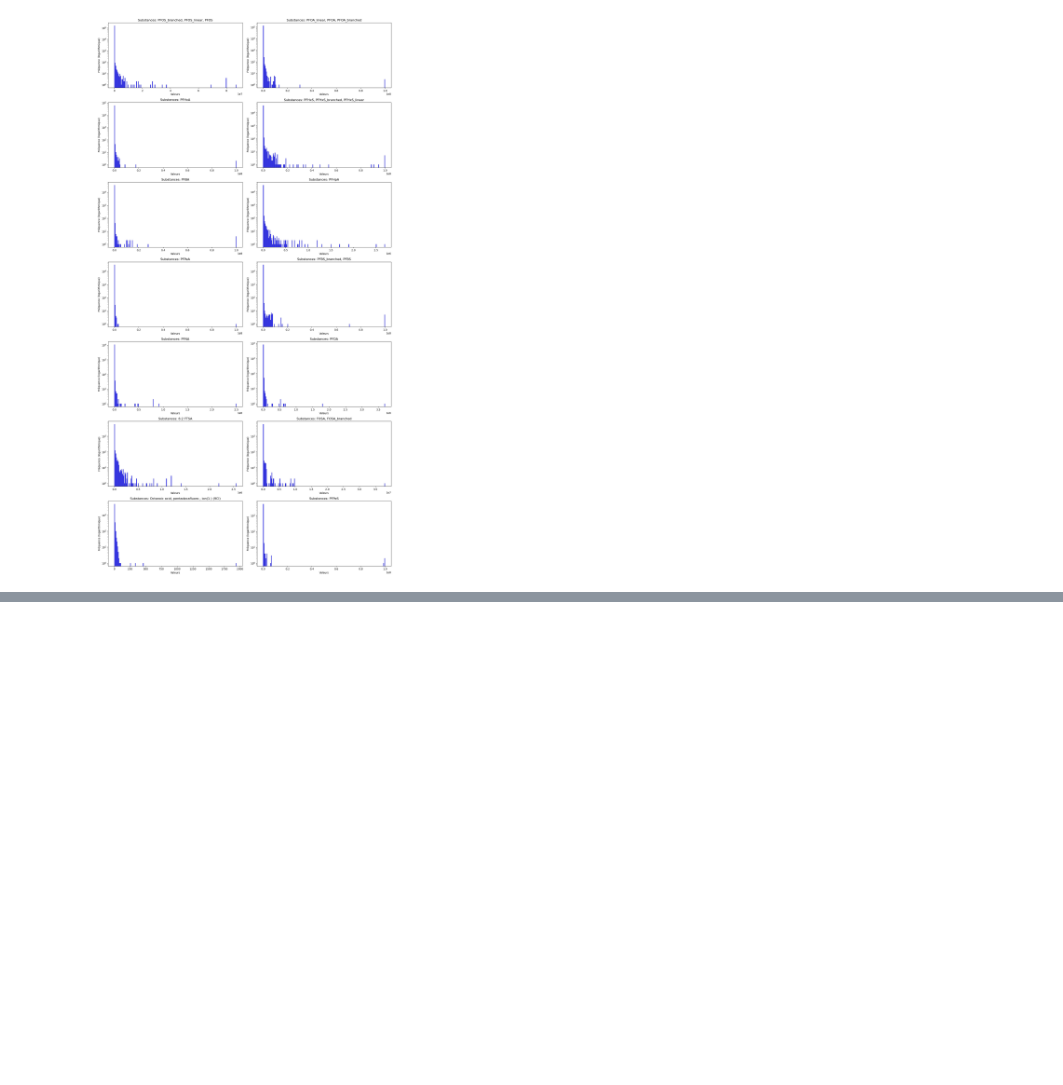
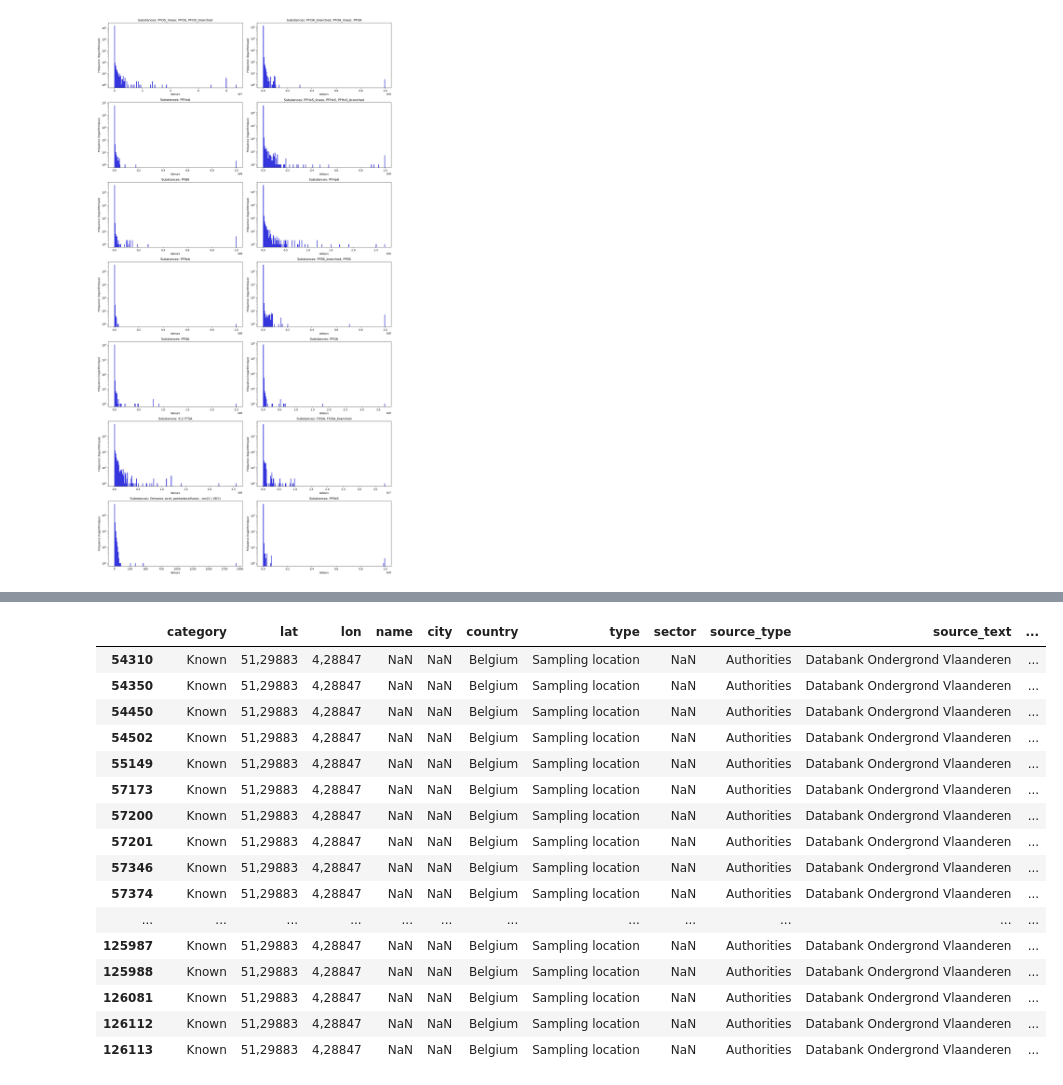
Before and after one commit to Pokrhum/PSAM, a Jupyter notebook: Psam.ipynb, the cells around one changed output, grey strips where cells are left out. Drawn from its saved outputs; the diff is of its cells as text; code cells hidden in the pictures; blank space fills up the shorter version.

```diff
--- a/Psam.ipynb
+++ b/Psam.ipynb
@@ -364,0 +427,22 @@ df_filtered.to_csv('df_positif_top_14.csv', index=False)
+# %%
+df_all_bydate = df_all_bydate[(df_all_bydate['less_than'] <= 4) | (pd.isna(df_all_bydate['less_than']))]
+
+df_all_bydate.head(80)
+# %% [output]
+|  | category | lat | lon | name | city | country | type | sector | source_type | source_text | ... |
+| 54310 | Known | 51,29883 | 4,28847 | NaN | NaN | Belgium | Sampling location | NaN | Authorities | Databank Ondergrond Vlaanderen | ... |
+| 54350 | Known | 51,29883 | 4,28847 | NaN | NaN | Belgium | Sampling location | NaN | Authorities | Databank Ondergrond Vlaanderen | ... |
+| 54450 | Known | 51,29883 | 4,28847 | NaN | NaN | Belgium | Sampling location | NaN | Authorities | Databank Ondergrond Vlaanderen | ... |
+| 54502 | Known | 51,29883 | 4,28847 | NaN | NaN | Belgium | Sampling location | NaN | Authorities | Databank Ondergrond Vlaanderen | ... |
+| 55149 | Known | 51,29883 | 4,28847 | NaN | NaN | Belgium | Sampling location | NaN | Authorities | Databank Ondergrond Vlaanderen | ... |
+| 57173 | Known | 51,29883 | 4,28847 | NaN | NaN | Belgium | Sampling location | NaN | Authorities | Databank Ondergrond Vlaanderen | ... |
+| 57200 | Known | 51,29883 | 4,28847 | NaN | NaN | Belgium | Sampling location | NaN | Authorities | Databank Ondergrond Vlaanderen | ... |
+| 57201 | Known | 51,29883 | 4,28847 | NaN | NaN | Belgium | Sampling location | NaN | Authorities | Databank Ondergrond Vlaanderen | ... |
+| 57346 | Known | 51,29883 | 4,28847 | NaN | NaN | Belgium | Sampling location | NaN | Authorities | Databank Ondergrond Vlaanderen | ... |
+| 57374 | Known | 51,29883 | 4,28847 | NaN | NaN | Belgium | Sampling location | NaN | Authorities | Databank Ondergrond Vlaanderen | ... |
+| ... | ... | ... | ... | ... | ... | ... | ... | ... | ... | ... | ... |
+| 125987 | Known | 51,29883 | 4,28847 | NaN | NaN | Belgium | Sampling location | NaN | Authorities | Databank Ondergrond Vlaanderen | ... |
+| 125988 | Known | 51,29883 | 4,28847 | NaN | NaN | Belgium | Sampling location | NaN | Authorities | Databank Ondergrond Vlaanderen | ... |
+| 126081 | Known | 51,29883 | 4,28847 | NaN | NaN | Belgium | Sampling location | NaN | Authorities | Databank Ondergrond Vlaanderen | ... |
+| 126112 | Known | 51,29883 | 4,28847 | NaN | NaN | Belgium | Sampling location | NaN | Authorities | Databank Ondergrond Vlaanderen | ... |
+| 126113 | Known | 51,29883 | 4,28847 | NaN | NaN | Belgium | Sampling location | NaN | Authorities | Databank Ondergrond Vlaanderen | ... |
```
Also changed, not shown: parts of 17 cells of this notebook, 2 other files.
